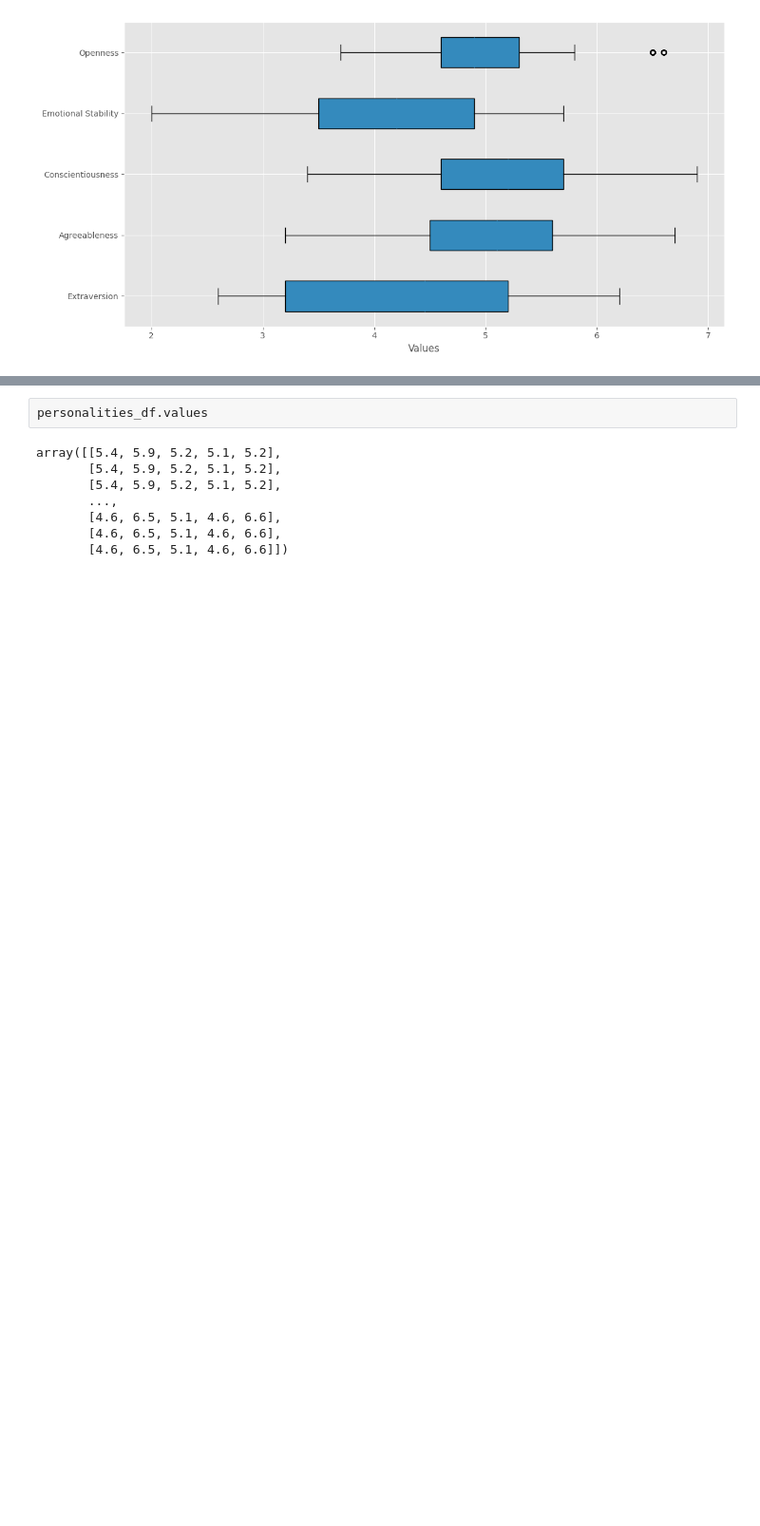
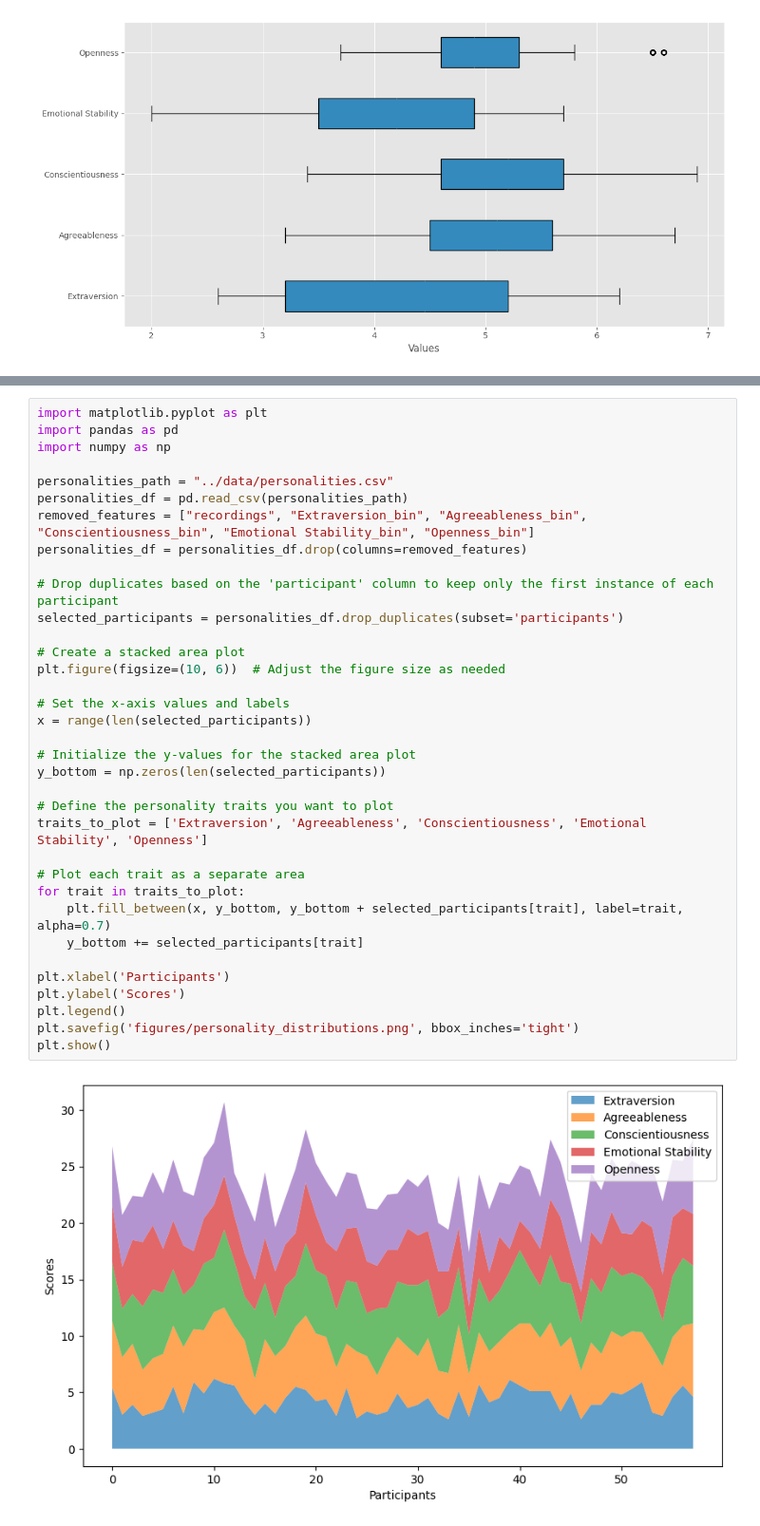
Before and after one commit to justin5927/ascertain_Investigation, a Jupyter notebook: Plotting/big_personality_traits.ipynb, the cells around one changed output, grey strips where cells are left out. Shown: that part at 95% size. Saved outputs shown, nothing was run; the diff lists cells and outputs as text; blank space fills up the shorter version.

```diff
--- a/Plotting/big_personality_traits.ipynb
+++ b/Plotting/big_personality_traits.ipynb
@@ -153,10 +116,37 @@ ValueError: x and y must have same first dimension, but have shapes (6,) and (20
-# %%
-personalities_df.values
-# %% [output]
-array([[5.4, 5.9, 5.2, 5.1, 5.2],
-       [5.4, 5.9, 5.2, 5.1, 5.2],
-       [5.4, 5.9, 5.2, 5.1, 5.2],
-       ...,
-       [4.6, 6.5, 5.1, 4.6, 6.6],
-       [4.6, 6.5, 5.1, 4.6, 6.6],
-       [4.6, 6.5, 5.1, 4.6, 6.6]])
+# %%
+import matplotlib.pyplot as plt
+import pandas as pd
+import numpy as np
+
+personalities_path = "../data/personalities.csv"
+personalities_df = pd.read_csv(personalities_path)
+removed_features = ["recordings", "Extraversion_bin", "Agreeableness_bin", "Conscientiousness_bin", "Emotional Stability_bin", "Openness_bin"]
+personalities_df = personalities_df.drop(columns=removed_features)
+
+# Drop duplicates based on the 'participant' column to keep only the first instance of each participant
+selected_participants = personalities_df.drop_duplicates(subset='participants')
+
+# Create a stacked area plot
+plt.figure(figsize=(10, 6))  # Adjust the figure size as needed
+
+# Set the x-axis values and labels
+x = range(len(selected_participants))
+
+# Initialize the y-values for the stacked area plot
+y_bottom = np.zeros(len(selected_participants))
+
+# Define the personality traits you want to plot
+traits_to_plot = ['Extraversion', 'Agreeableness', 'Conscientiousness', 'Emotional Stability', 'Openness']
+
+# Plot each trait as a separate area
+for trait in traits_to_plot:
+    plt.fill_between(x, y_bottom, y_bottom + selected_participants[trait], label=trait, alpha=0.7)
+    y_bottom += selected_participants[trait]
+
+plt.xlabel('Participants')
+plt.ylabel('Scores')
+plt.legend()
+plt.savefig('figures/personality_distributions.png', bbox_inches='tight')
+plt.show()
+# %% [output]
+[figure, added]
```
Also changed, not shown: parts of 1 cell of this notebook, 1 other file.
